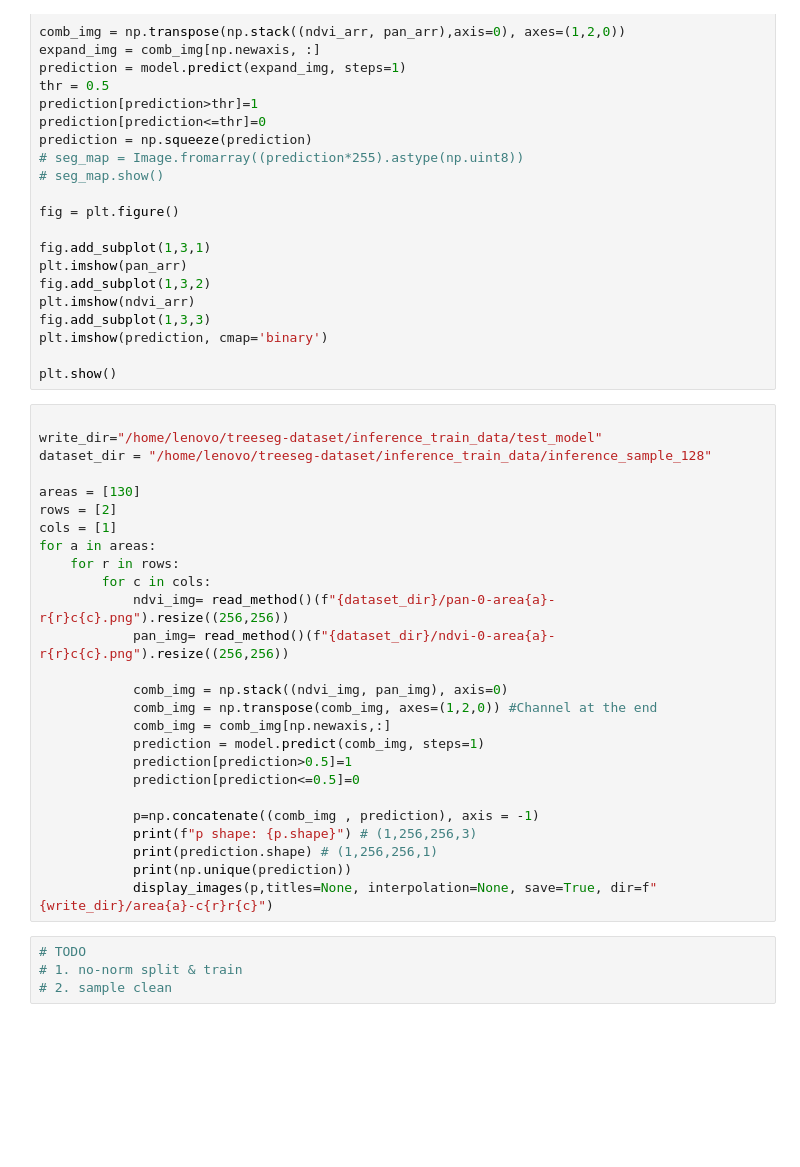
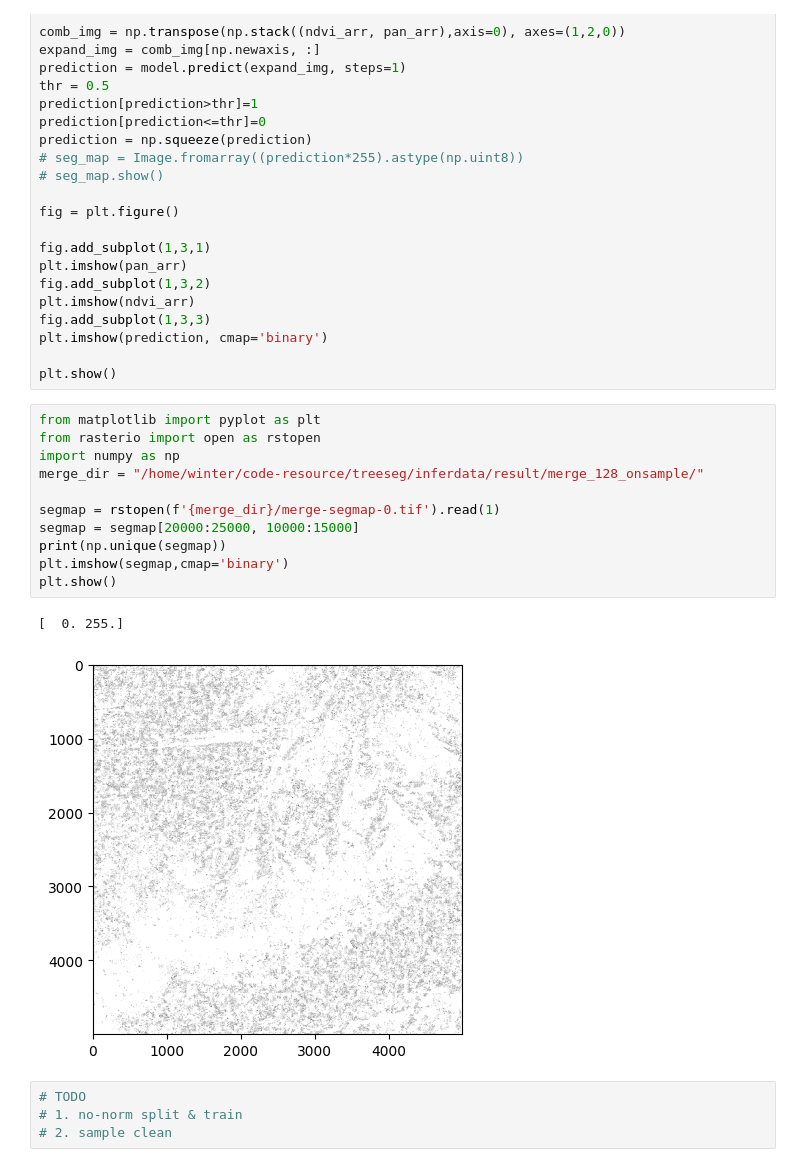
Before and after one commit to WinterCyan/TreeSeg, a Jupyter notebook: standalone/validate_network.ipynb, the cells around one changed output. Cells and saved outputs as stored; diff of their text form; blank space fills up the shorter version.

```diff
--- a/standalone/validate_network.ipynb
+++ b/standalone/validate_network.ipynb
@@ -167,32 +188,20 @@ fig.add_subplot(1,3,3)
 plt.imshow(prediction, cmap='binary')
 
 plt.show()
-# %%
-
-write_dir="/home/lenovo/treeseg-dataset/inference_train_data/test_model"
-dataset_dir = "/home/lenovo/treeseg-dataset/inference_train_data/inference_sample_128"
-
-areas = [130]
-rows = [2]
-cols = [1]
-for a in areas:
-    for r in rows:
-        for c in cols:
-            ndvi_img= read_method()(f"{dataset_dir}/pan-0-area{a}-r{r}c{c}.png").resize((256,256))
-            pan_img= read_method()(f"{dataset_dir}/ndvi-0-area{a}-r{r}c{c}.png").resize((256,256))
-
-            comb_img = np.stack((ndvi_img, pan_img), axis=0)
-            comb_img = np.transpose(comb_img, axes=(1,2,0)) #Channel at the end
-            comb_img = comb_img[np.newaxis,:]
-            prediction = model.predict(comb_img, steps=1)
-            prediction[prediction>0.5]=1
-            prediction[prediction<=0.5]=0
-
-            p=np.concatenate((comb_img , prediction), axis = -1)
-            print(f"p shape: {p.shape}") # (1,256,256,3)
-            print(prediction.shape) # (1,256,256,1)
-            print(np.unique(prediction))
-            display_images(p,titles=None, interpolation=None, save=True, dir=f"{write_dir}/area{a}-c{r}r{c}")
+# %%
+from matplotlib import pyplot as plt
+from rasterio import open as rstopen
+import numpy as np
+merge_dir = "/home/winter/code-resource/treeseg/inferdata/result/merge_128_onsample/"
+
+segmap = rstopen(f'{merge_dir}/merge-segmap-0.tif').read(1)
+segmap = segmap[20000:25000, 10000:15000]
+print(np.unique(segmap))
+plt.imshow(segmap,cmap='binary')
+plt.show()
+# %% [output]
+[  0. 255.]
+[figure, added]
 # %%
 # TODO
 # 1. no-norm split & train
```
Also changed, not shown: parts of 5 cells of this notebook, 5 other files.
